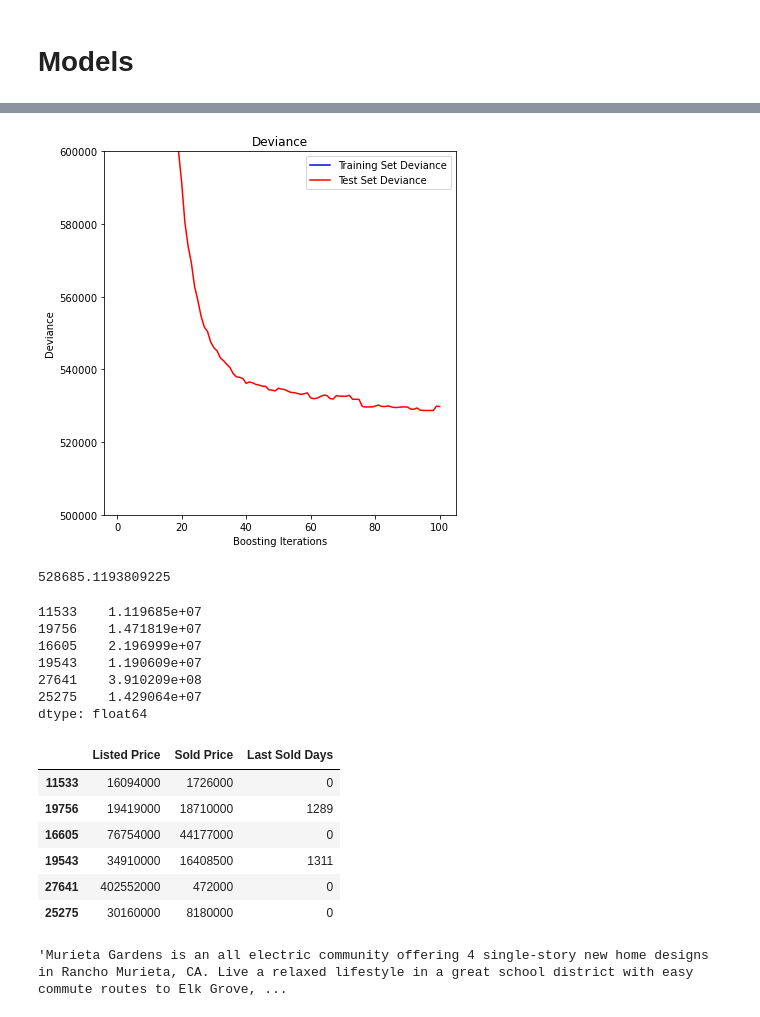
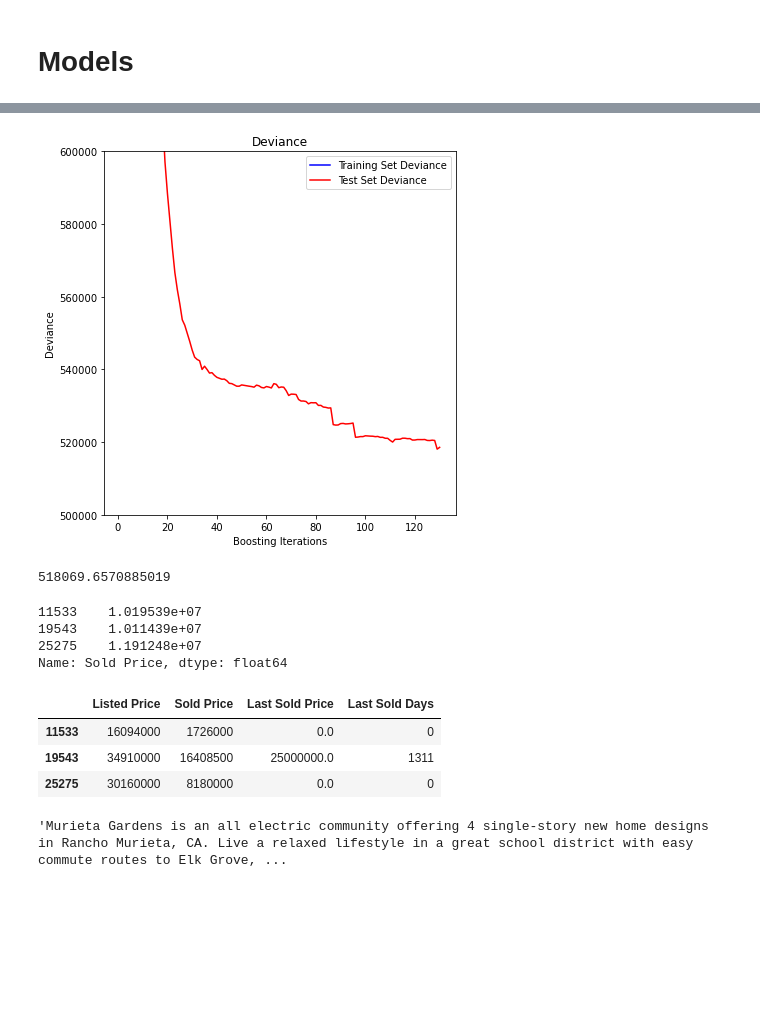
Before and after one commit to tom-farmer/Predictive-Analytics-Hackathon-2022, a Jupyter notebook: notebooks/modeling.ipynb, the cells around one changed output, grey strips where cells are left out. Drawn from its saved outputs; the diff is of its cells as text; code cells hidden in the pictures; blank space fills up the shorter version.

```diff
--- a/notebooks/modeling.ipynb
+++ b/notebooks/modeling.ipynb
@@ -317,6 +339,8 @@ def preprocess_data(df, meds, ptypes_train, htypes_train, ftypes_train, atypes_t
 
     df["Tax assessed value"] = df["Tax assessed value"].replace('#DIV/0!', np.NaN).astype('float').fillna(0)
 
+    df["Listed On"] = pd.to_datetime(df["Listed On"]).dt.year + (pd.to_datetime(df["Listed On"]).dt.month/12)
+
     for htype in htypes_train.index:
         df[htype] = df["Heating"].str.lower().str.replace(" ", "").str.contains(htype, na=False)
 
@@ -348,7 +372,7 @@ pred_vars = ["Listed Price", "Total interior livable area", "Bathrooms",
              "Year built", "High School Score", "Garage spaces", "state_ind",
             "Elementary School Score", "Full bathrooms",
             "Total spaces", "High School Distance", "t1", "t2", "t3", "t4", "t5", "t6", "t7", "t8",
-            "l1", "Last Sold Price", "Last Sold Days", "Tax assessed value"] + list(parking_types_train.index) + list(heating_types_train.index) + list(flooring_types_train.index) + list(appliance_types_train.index)
+            "l1", "Last Sold Price", "Last Sold Days", "Tax assessed value", "Listed On"] + list(parking_types_train.index) + list(heating_types_train.index) + list(flooring_types_train.index) + list(appliance_types_train.index)
 
 #pred_vars = list(feat_imp_orig.nlargest(90).index)
 # Used top 70/300
@@ -360,7 +384,7 @@ X_train, X_test, y_train, y_test = train_test_split(X, y, test_size=0.33, random
 # %% [markdown]
 # Models
 # %%
-params = {"n_estimators":100,
+params = {"n_estimators":130,
           "learning_rate":0.1,
           "max_depth":3,
           "random_state":56,
@@ -433,30 +458,24 @@ print(np.min(test_score))
 
 # 528685.1193809225
 # %% [output]
-[figure, old version]
+[figure, new version]
-528685.1193809225
+518069.6570885019
 # %%
 errs = y_pred - y_test
 # %%
 errs[errs > 1e7]
 # %% [output]
-11533    1.119685e+07
-19756    1.471819e+07
-16605    2.196999e+07
-19543    1.190609e+07
-27641    3.910209e+08
-25275    1.429064e+07
-dtype: float64
+11533    1.019539e+07
+19543    1.011439e+07
+25275    1.191248e+07
+Name: Sold Price, dtype: float64
 # %%
-X_test[errs > 1e7].join(train["Sold Price"])[["Listed Price", "Sold Price", "Last Sold Days"]]
+X_test[errs > 1e7].join(train["Sold Price"])[["Listed Price", "Sold Price", "Last Sold Price", "Last Sold Days"]]
 # %% [output]
-|  | Listed Price | Sold Price | Last Sold Days |
-| 11533 | 16094000 | 1726000 | 0 |
-| 19756 | 19419000 | 18710000 | 1289 |
-| 16605 | 76754000 | 44177000 | 0 |
-| 19543 | 34910000 | 16408500 | 1311 |
-| 27641 | 402552000 | 472000 | 0 |
-| 25275 | 30160000 | 8180000 | 0 |
+|  | Listed Price | Sold Price | Last Sold Price | Last Sold Days |
+| 11533 | 16094000 | 1726000 | 0.0 | 0 |
+| 19543 | 34910000 | 16408500 | 25000000.0 | 1311 |
+| 25275 | 30160000 | 8180000 | 0.0 | 0 |
 # %%
 train.iloc[23616].head(50)["Summary"]
 # %% [output]
```
Also changed, not shown: parts of 7 cells of this notebook.
